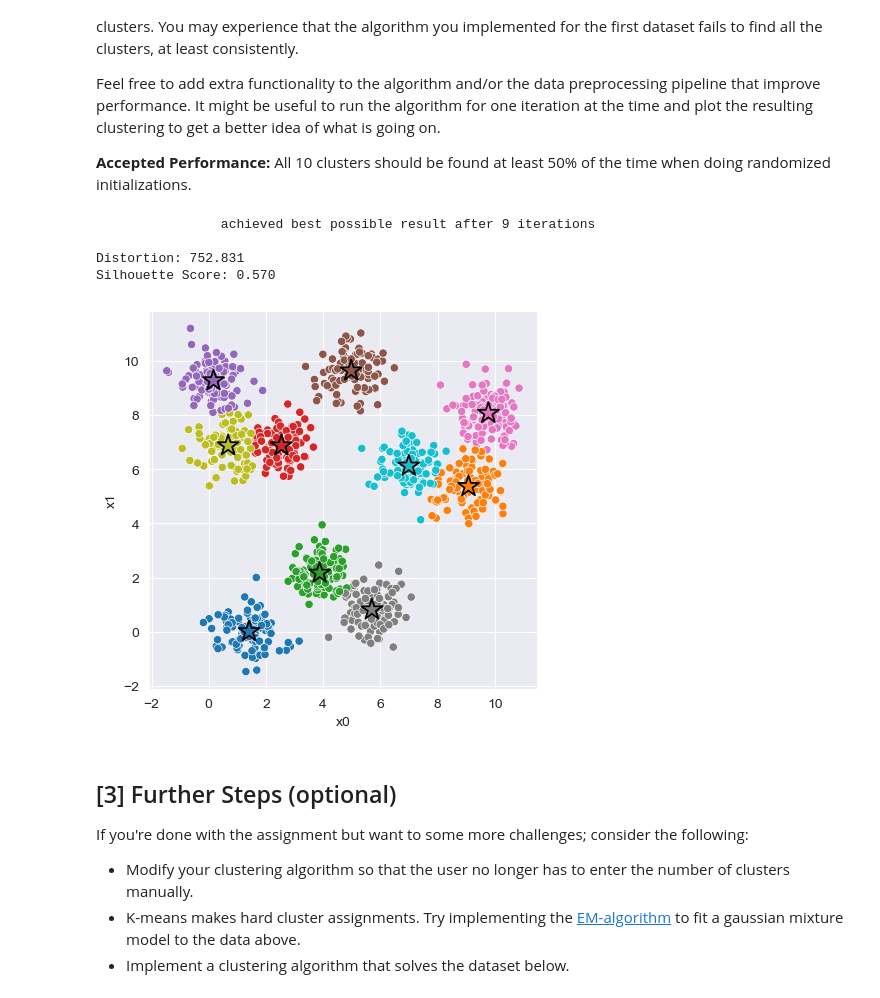
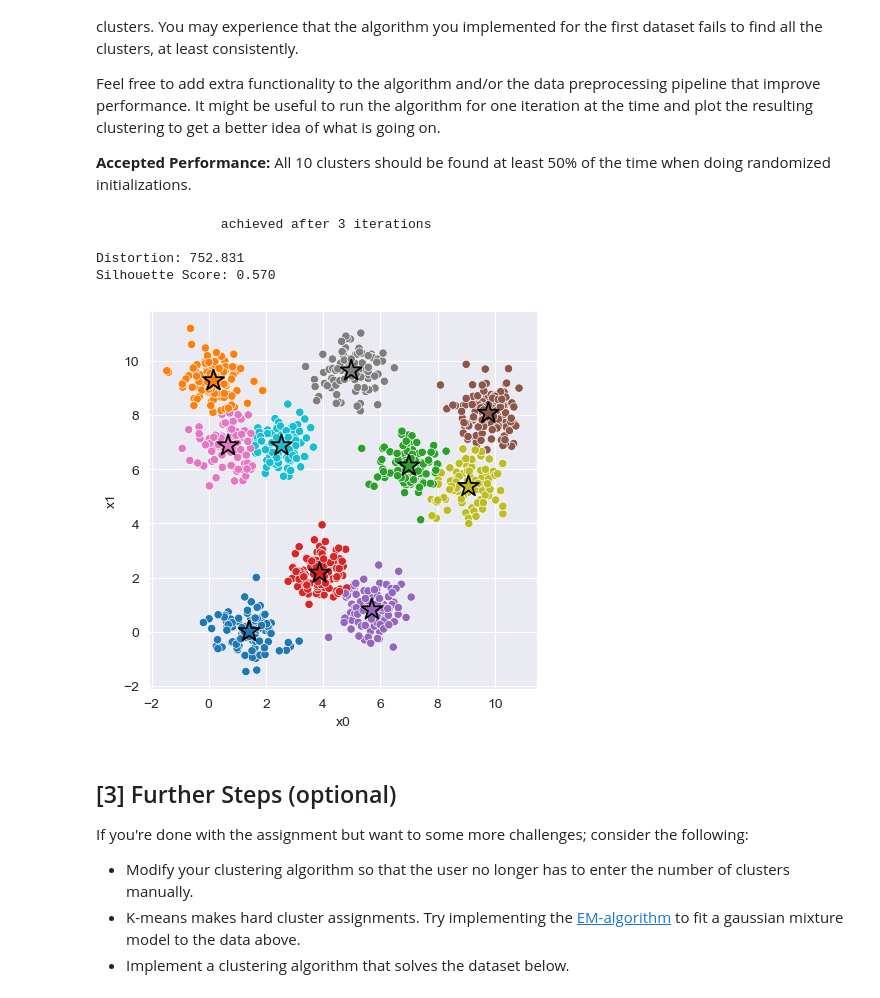
Before and after one commit to LouisLinnerud/tdt4173-2022-task-1, a Jupyter notebook: k_means/experiment.ipynb, the cells around one changed output. Cells and saved outputs as stored; diff of their text form; code cells hidden in the pictures.

```diff
--- a/k_means/experiment.ipynb
+++ b/k_means/experiment.ipynb
@@ -128,27 +128,27 @@ Feel free to add extra functionality to the algorithm and/or the data preprocess
 # %%
 # Fit Model
 X = data_2[['x0', 'x1']]
-model_2 = km.KMeans(10)  # <-- Feel free to add hyperparameters
-model_2.fit(X,True)
+model_2 = km.KMeans(10, True)  # <-- Feel free to add hyperparameters
+model_2.fit(X)
 
 # Compute Silhouette Score
 z = model_2.predict(X)
 print(f'Distortion: {km.euclidean_distortion(X, z) :.3f}')
 print(f'Silhouette Score: {km.euclidean_silhouette(X, z) :.3f}')
 
 # Plot cluster assignments
 C = model_2.get_centroids()
 K = len(C)
 _, ax = plt.subplots(figsize=(5, 5), dpi=100)
 sns.scatterplot(x='x0', y='x1', hue=z, hue_order=range(K), palette='tab10', data=X, ax=ax);
 sns.scatterplot(x=C[:,0], y=C[:,1], hue=range(K), palette='tab10', marker='*', s=250, edgecolor='black', ax=ax)
 ax.legend().remove();
 # %% [output]
-                achieved best possible result after 9 iterations
+                achieved after 3 iterations
 
 Distortion: 752.831
 Silhouette Score: 0.570
-[figure, old version]
+[figure, new version]
 # %% [markdown]
 ## [3] Further Steps (optional)
 
```
Also changed, not shown: parts of 1 cell of this notebook, 3 other files.
